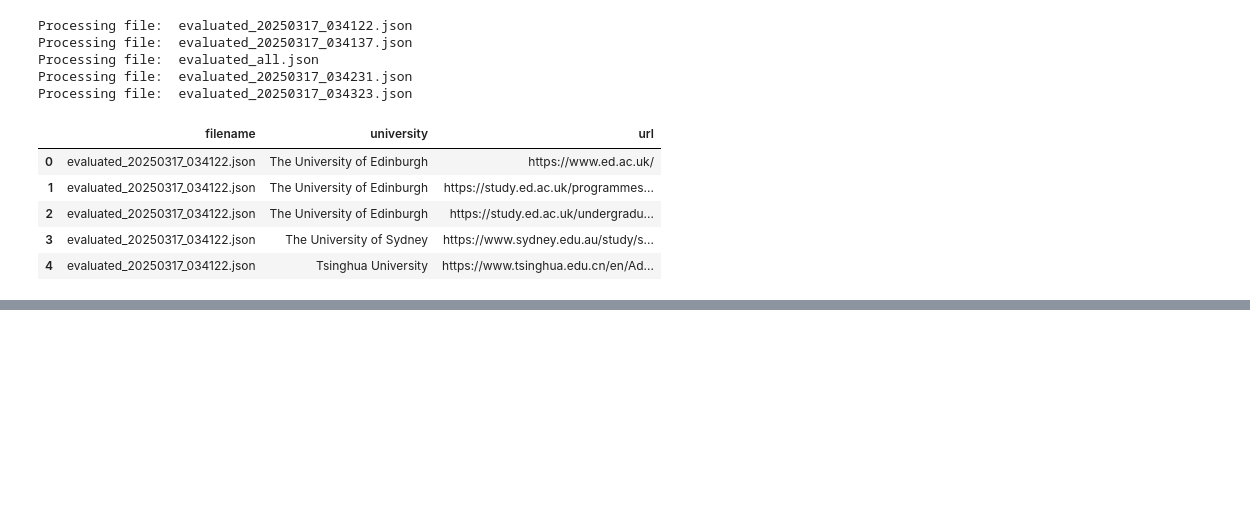
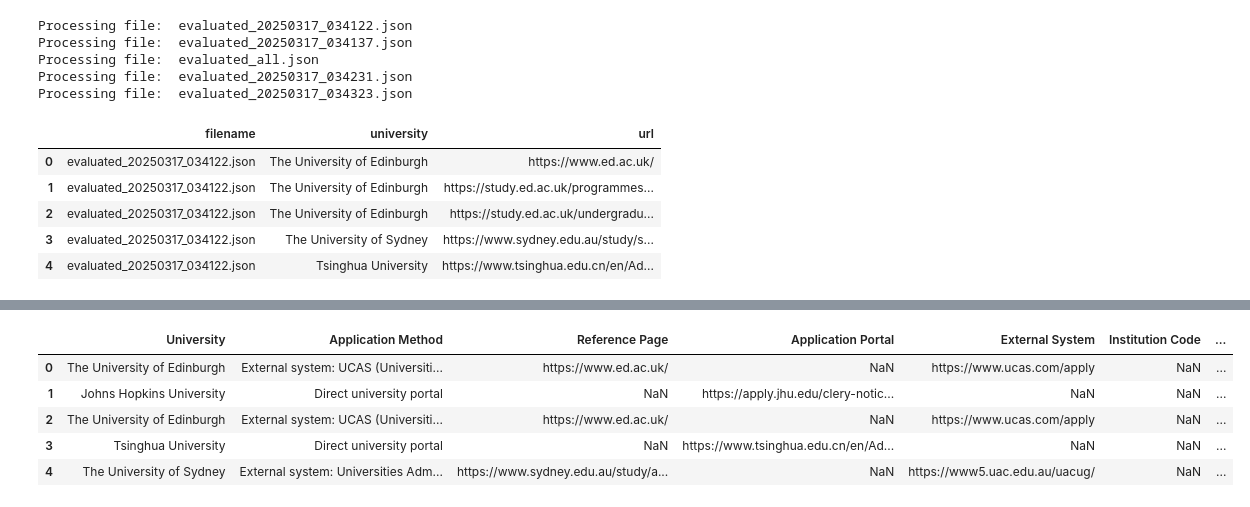
Before and after one commit to GhoulBiter/scraper, a Jupyter notebook: test.ipynb, the cells around one changed output, grey strips where cells are left out. Cells and saved outputs as stored; diff of their text form; code cells hidden in the pictures; blank space fills up the shorter version.

```diff
--- a/test.ipynb
+++ b/test.ipynb
@@ -169,3 +169,12 @@ Processing file:  evaluated_20250317_034323.json
 | 2 | evaluated_20250317_034122.json | The University of Edinburgh | https://study.ed.ac.uk/undergradu... |
 | 3 | evaluated_20250317_034122.json | The University of Sydney | https://www.sydney.edu.au/study/s... |
 | 4 | evaluated_20250317_034122.json | Tsinghua University | https://www.tsinghua.edu.cn/en/Ad... |
+# %%
+csv_files = [file for file in os.listdir('outputs') if file.endswith('.csv')]
+
+csv_dataframes = []
+for file in csv_files:
+    df = pd.read_csv(os.path.join('outputs', file))
+    csv_dataframes.append(df)
+
+csv_dataframes
@@ -171,0 +199,10 @@ Processing file:  evaluated_20250317_034323.json
+# %%
+merged_df = pd.concat(csv_dataframes, ignore_index=True)
+merged_df.head()
+# %% [output]
+|  | University | Application Method | Reference Page | Application Portal | External System | Institution Code | ... |
+| 0 | The University of Edinburgh | External system: UCAS (Universiti... | https://www.ed.ac.uk/ | NaN | https://www.ucas.com/apply | NaN | ... |
+| 1 | Johns Hopkins University | Direct university portal | NaN | https://apply.jhu.edu/clery-notic... | NaN | NaN | ... |
+| 2 | The University of Edinburgh | External system: UCAS (Universiti... | https://www.ed.ac.uk/ | NaN | https://www.ucas.com/apply | NaN | ... |
+| 3 | Tsinghua University | Direct university portal | NaN | https://www.tsinghua.edu.cn/en/Ad... | NaN | NaN | ... |
+| 4 | The University of Sydney | External system: Universities Adm... | https://www.sydney.edu.au/study/a... | NaN | https://www5.uac.edu.au/uacug/ | NaN | ... |
```
Also changed, not shown: parts of 1 cell of this notebook, 19 other files.
